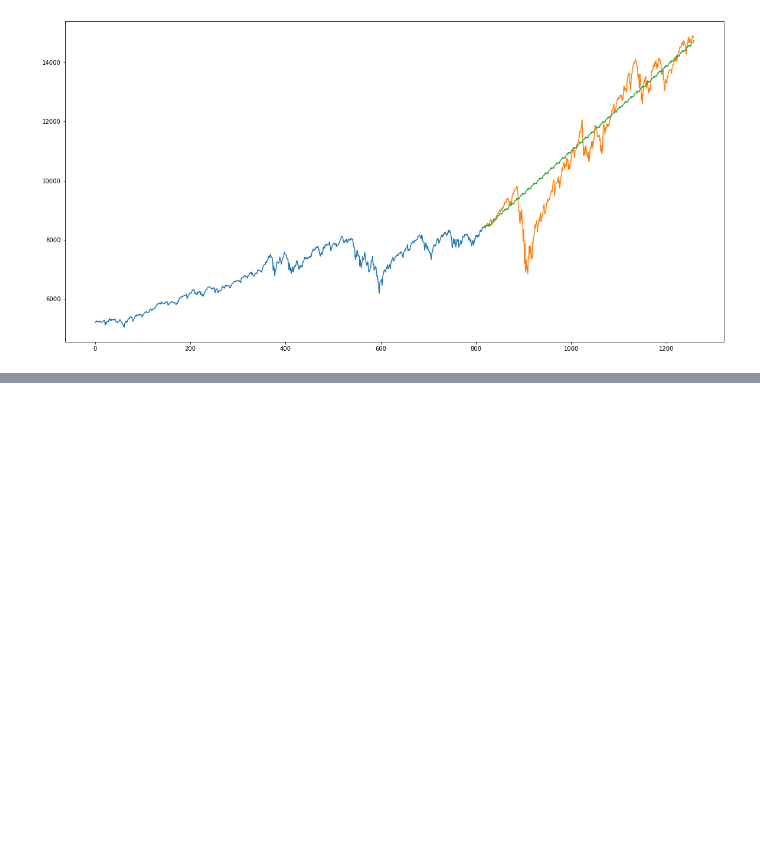
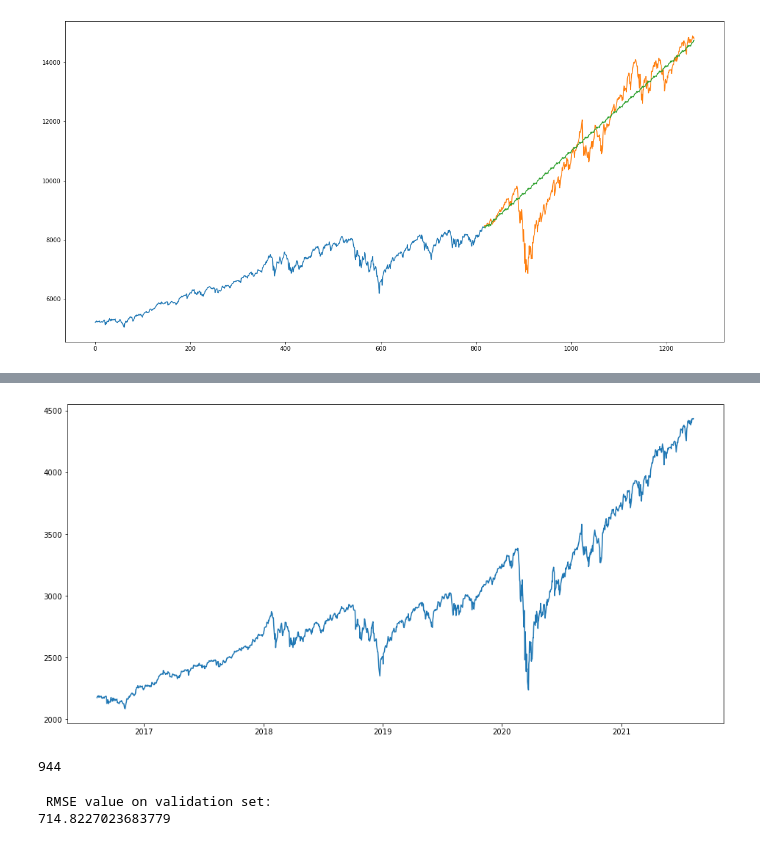
Before and after one commit to Robertoliver2000/StockPredictions, a Jupyter notebook: notebooks/wil/IXIC Model.ipynb, the cells around one changed output, grey strips where cells are left out. Saved outputs shown, nothing was run; the diff lists cells and outputs as text; code cells hidden in the pictures; blank space fills up the shorter version.

```diff
--- a/notebooks/wil/IXIC Model.ipynb
+++ b/notebooks/wil/IXIC Model.ipynb
@@ -225,0 +223,3 @@ ModuleNotFoundError: No module named 'tensorflow'
+# %%
+df1 = pd.read_csv('^GSPC_data.csv')
+df1
@@ -225,0 +240,8 @@ ModuleNotFoundError: No module named 'tensorflow'
+# %%
+df1['Date'] = pd.to_datetime(df1.Date)
+df1.index = df1['Date']
+
+plt.figure(figsize=(16,8))
+plt.plot(df1['Close'], label='Close Price history');
+# %% [output]
+[figure, added]
@@ -225,0 +255,5 @@ ModuleNotFoundError: No module named 'tensorflow'
+# %%
+cutoff1 = round(df1.shape[0]*0.75)
+cutoff1
+# %% [output]
+944
@@ -225,0 +269,7 @@ ModuleNotFoundError: No module named 'tensorflow'
+# %%
+rms=np.sqrt(np.mean(np.power((np.array(valid1['Close'])-preds),2)))
+print('\n RMSE value on validation set:')
+print(rms)
+# %% [output]
+ RMSE value on validation set:
+714.8227023683779
```
Also changed, not shown: parts of 24 cells of this notebook, 2 other files.
